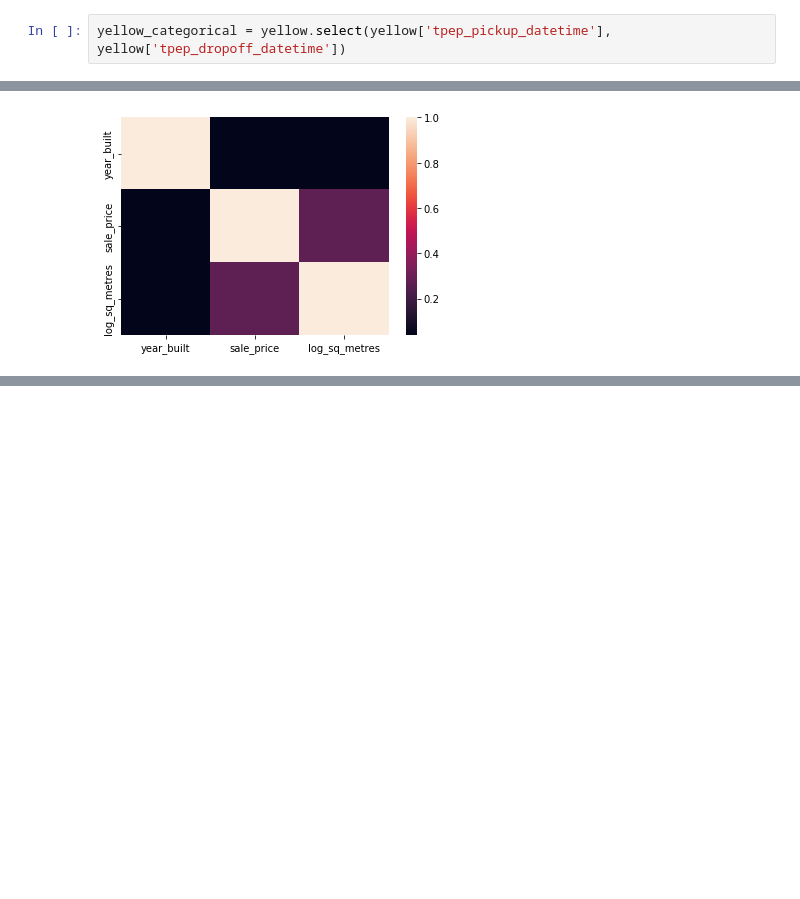
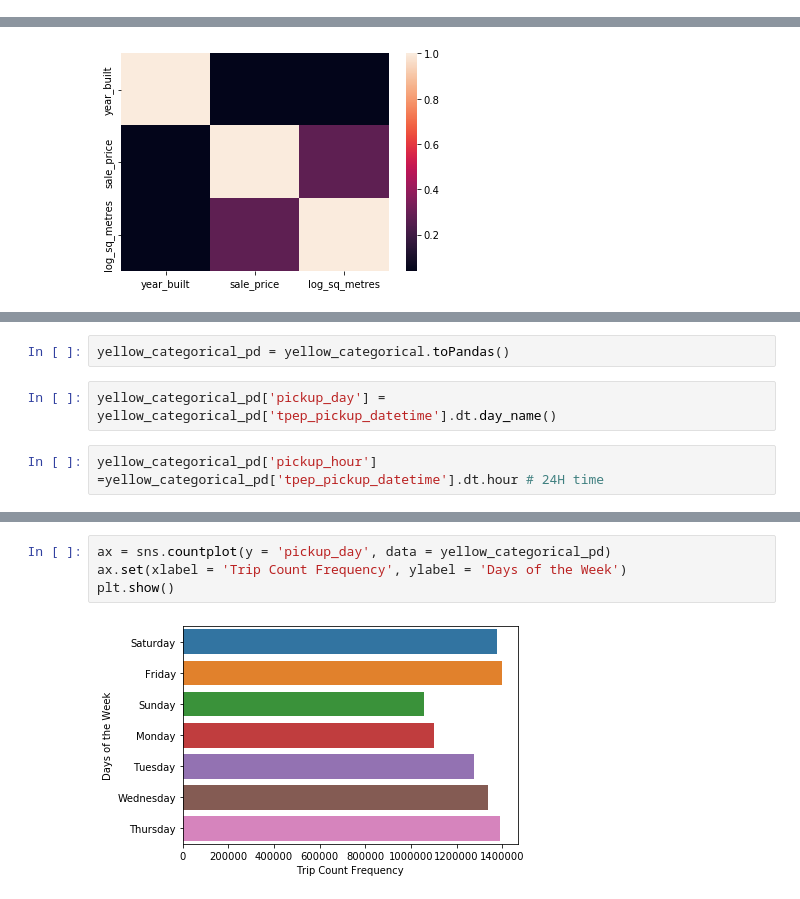
Before and after one commit to arjunrajkumar-ds/ADS_Project_1, a Jupyter notebook: code/EDA.ipynb, the cells around one changed output, grey strips where cells are left out. Drawn from its saved outputs; the diff is of its cells as text; blank space fills up the shorter version.

```diff
--- a/code/EDA.ipynb
+++ b/code/EDA.ipynb
@@ -223,2 +204,0 @@ sdf = yellow.select(F.date_format('tpep_pickup_datetime','yyyy-MM-dd').alias('mo
-# %%
-yellow_categorical = yellow.select(yellow['tpep_pickup_datetime'], yellow['tpep_dropoff_datetime'])
@@ -350,0 +295,6 @@ Year built doesn't seem to have a correlation with the sale price at all
+# %%
+yellow_categorical_pd = yellow_categorical.toPandas()
+# %%
+yellow_categorical_pd['pickup_day'] = yellow_categorical_pd['tpep_pickup_datetime'].dt.day_name()
+# %%
+yellow_categorical_pd['pickup_hour'] =yellow_categorical_pd['tpep_pickup_datetime'].dt.hour # 24H time
@@ -350,0 +317,6 @@ Year built doesn't seem to have a correlation with the sale price at all
+# %%
+ax = sns.countplot(y = 'pickup_day', data = yellow_categorical_pd)
+ax.set(xlabel = 'Trip Count Frequency', ylabel = 'Days of the Week')
+plt.show()
+# %% [output]
+[figure, added]
```
Also changed, not shown: parts of 60 cells of this notebook, 3 other files.
